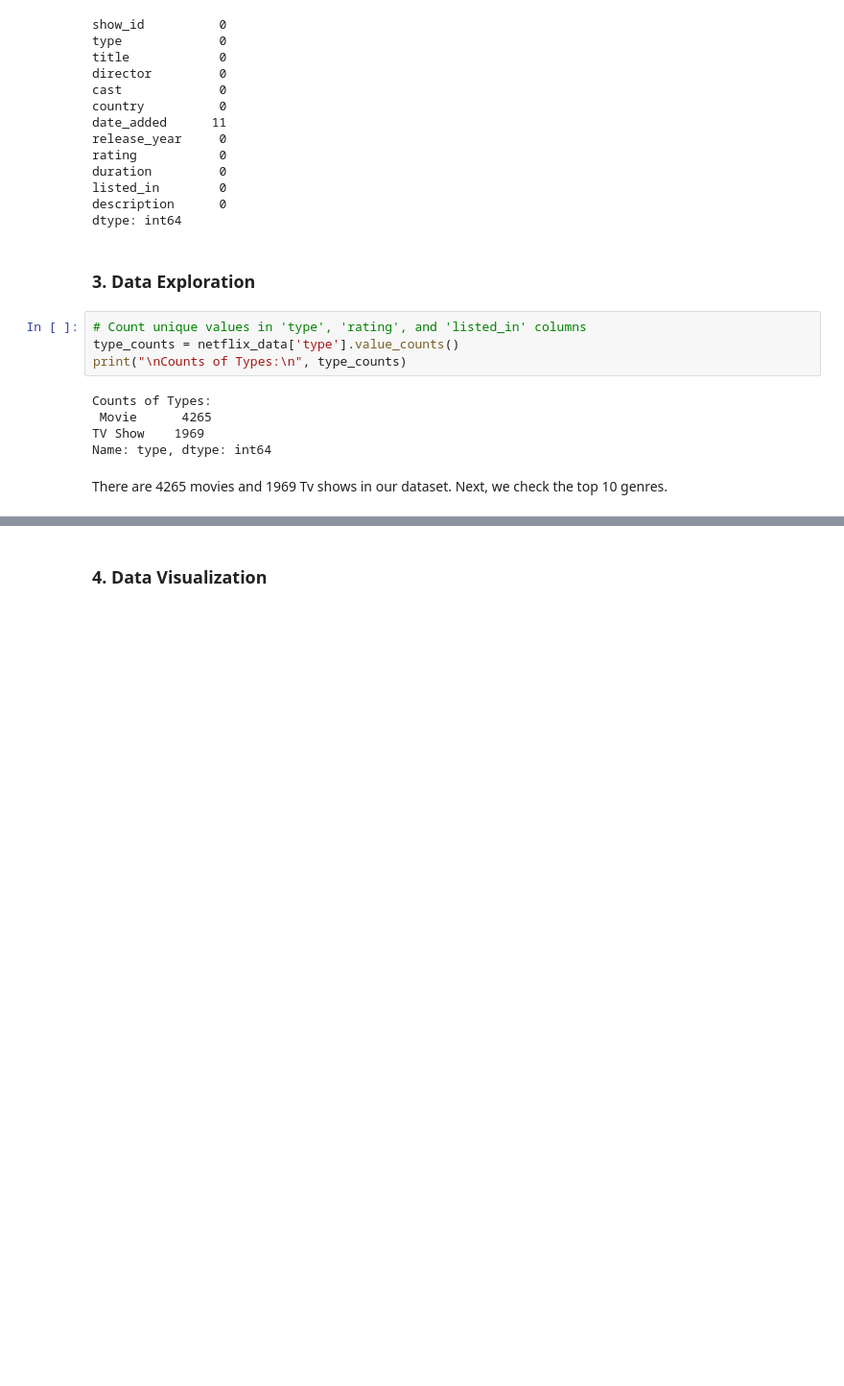
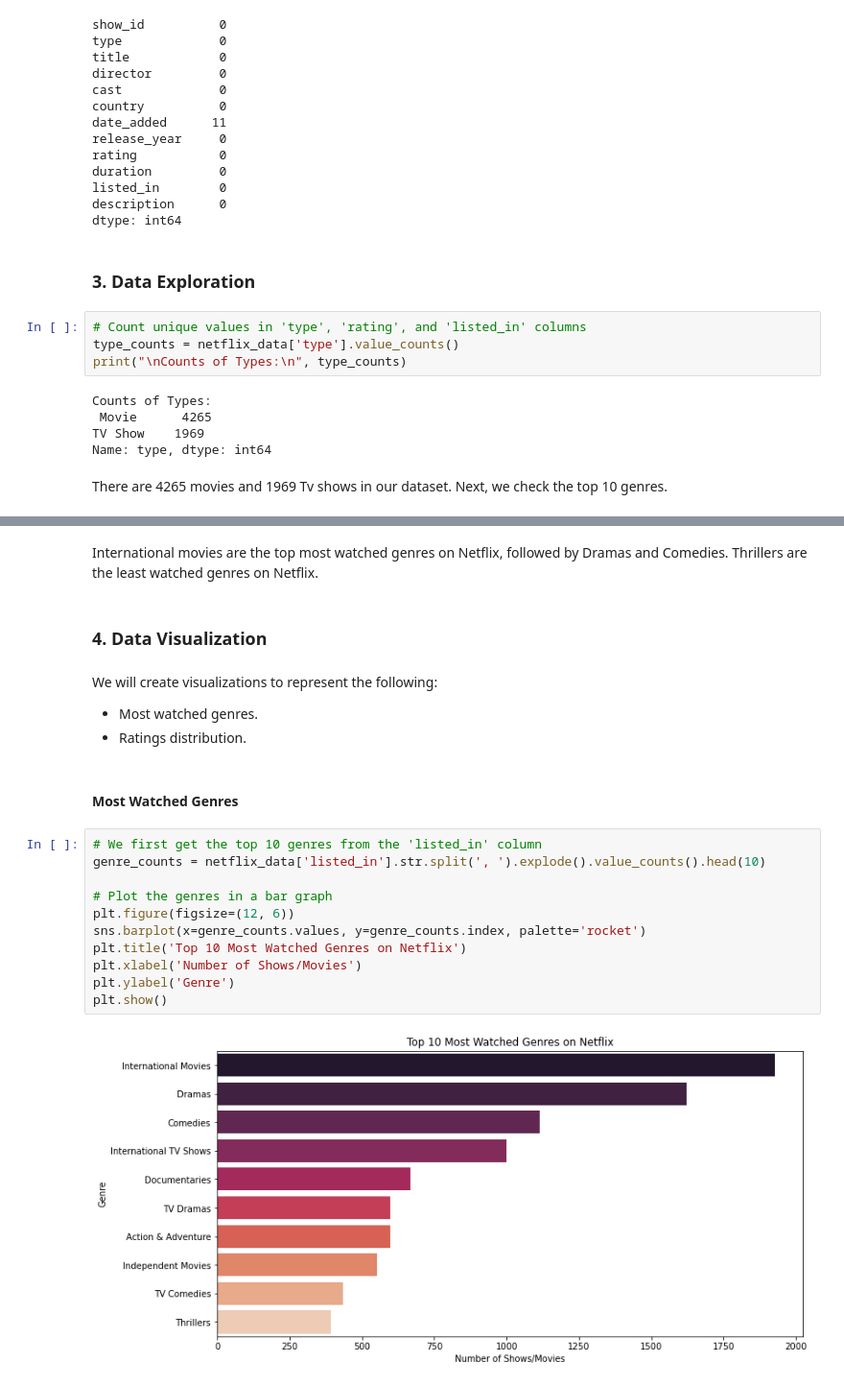
Before and after one commit to MugoDom/netflix-data-visualization, a Jupyter notebook: netflix-data-analysis.ipynb, the cells around one changed output, grey strips where cells are left out. Shown at 96% size. Saved outputs shown, nothing was run; the diff lists cells and outputs as text; blank space fills up the shorter version.

Commit message:
Data visualization

```diff
--- a/netflix-data-analysis.ipynb
+++ b/netflix-data-analysis.ipynb
@@ -178,2 +166,23 @@ Name: listed_in, dtype: int64
+# %% [markdown]
+International movies are the top most watched genres on Netflix, followed by Dramas and Comedies. Thrillers are the least watched genres on Netflix.
 # %% [markdown]
 ### 4. Data Visualization
+# %% [markdown]
+We will create visualizations to represent the following:
+- Most watched genres.
+- Ratings distribution.
+# %% [markdown]
+#### Most Watched Genres
+# %%
+# We first get the top 10 genres from the 'listed_in' column
+genre_counts = netflix_data['listed_in'].str.split(', ').explode().value_counts().head(10)
+
+# Plot the genres in a bar graph
+plt.figure(figsize=(12, 6))
+sns.barplot(x=genre_counts.values, y=genre_counts.index, palette='rocket')
+plt.title('Top 10 Most Watched Genres on Netflix')
+plt.xlabel('Number of Shows/Movies')
+plt.ylabel('Genre')
+plt.show()
+# %% [output]
+[figure, added]
```
Also changed, not shown: parts of 6 cells of this notebook.
